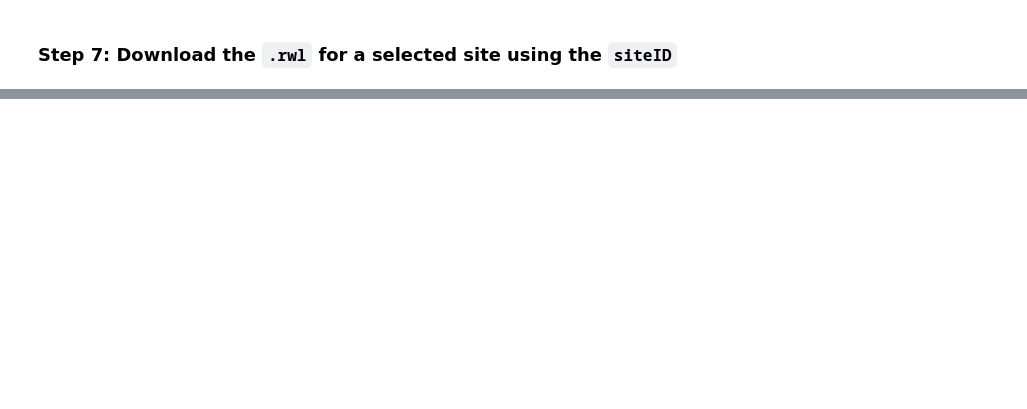
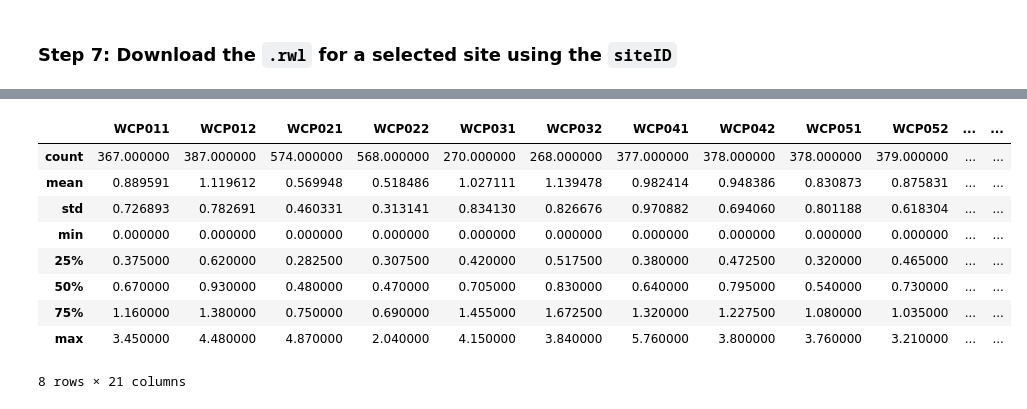
Before and after one commit to OpenDendro/opendendro, a Jupyter notebook: docs/notebooks/itrdb.ipynb, the cells around one changed output, grey strips where cells are left out. Drawn from its saved outputs; the diff is of its cells as text; code cells hidden in the pictures; blank space fills up the shorter version.

```diff
--- a/docs/notebooks/itrdb.ipynb
+++ b/docs/notebooks/itrdb.ipynb
@@ -218,0 +302,13 @@ not saved
+# %%
+dpl.summary(data)
+# %% [output]
+|  | WCP011 | WCP012 | WCP021 | WCP022 | WCP031 | WCP032 | WCP041 | WCP042 | WCP051 | WCP052 | ... | ... |
+| count | 367.000000 | 387.000000 | 574.000000 | 568.000000 | 270.000000 | 268.000000 | 377.000000 | 378.000000 | 378.000000 | 379.000000 | ... | ... |
+| mean | 0.889591 | 1.119612 | 0.569948 | 0.518486 | 1.027111 | 1.139478 | 0.982414 | 0.948386 | 0.830873 | 0.875831 | ... | ... |
+| std | 0.726893 | 0.782691 | 0.460331 | 0.313141 | 0.834130 | 0.826676 | 0.970882 | 0.694060 | 0.801188 | 0.618304 | ... | ... |
+| min | 0.000000 | 0.000000 | 0.000000 | 0.000000 | 0.000000 | 0.000000 | 0.000000 | 0.000000 | 0.000000 | 0.000000 | ... | ... |
+| 25% | 0.375000 | 0.620000 | 0.282500 | 0.307500 | 0.420000 | 0.517500 | 0.380000 | 0.472500 | 0.320000 | 0.465000 | ... | ... |
+| 50% | 0.670000 | 0.930000 | 0.480000 | 0.470000 | 0.705000 | 0.830000 | 0.640000 | 0.795000 | 0.540000 | 0.730000 | ... | ... |
+| 75% | 1.160000 | 1.380000 | 0.750000 | 0.690000 | 1.455000 | 1.672500 | 1.320000 | 1.227500 | 1.080000 | 1.035000 | ... | ... |
+| max | 3.450000 | 4.480000 | 4.870000 | 2.040000 | 4.150000 | 3.840000 | 5.760000 | 3.800000 | 3.760000 | 3.210000 | ... | ... |
+8 rows × 21 columns
```
Also changed, not shown: parts of 15 cells of this notebook, 1 other file.
